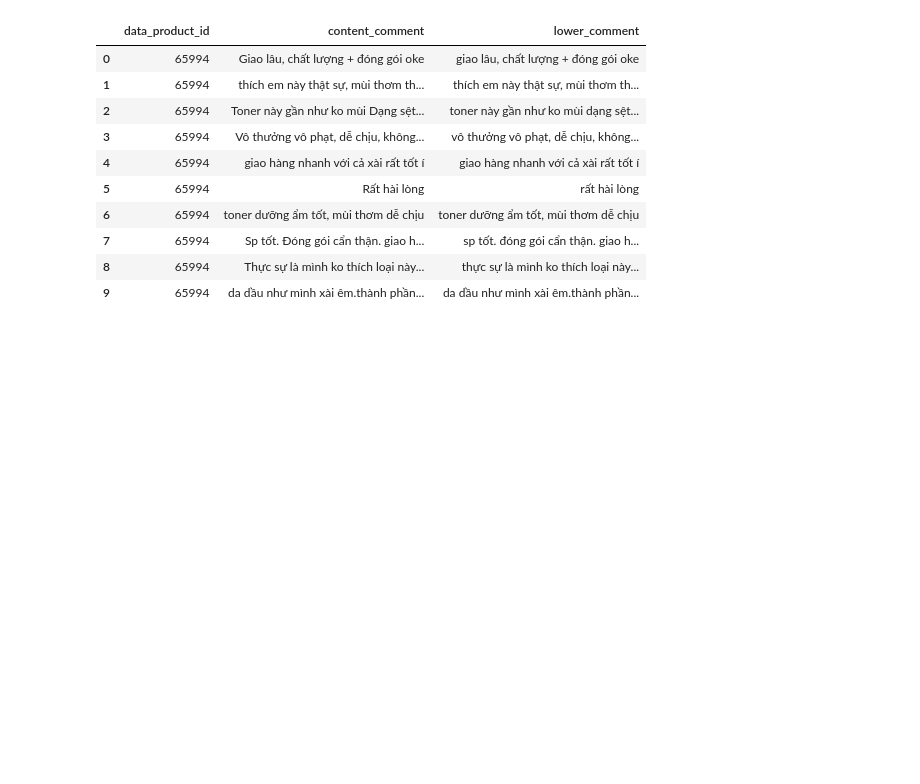
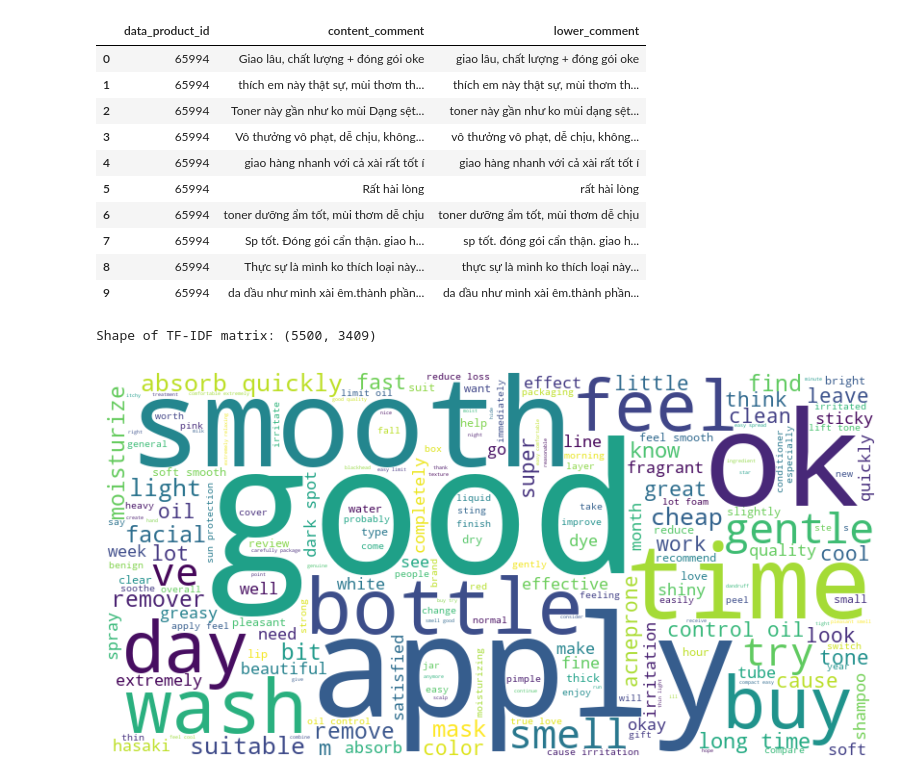
Before and after one commit to dinhtai507/Hasaki_SentimentAnalysis, a Jupyter notebook: notebooks/preprocessing.ipynb, the cells around one changed output. Cells and saved outputs as stored; diff of their text form; code cells hidden in the pictures; blank space fills up the shorter version.

```diff
--- a/notebooks/preprocessing.ipynb
+++ b/notebooks/preprocessing.ipynb
@@ -155,3 +177,36 @@ current_datetime = datetime.now().strftime("%Y%m%d_%H%M")
 translated_comment_filename = f"cleaned_comment_{current_datetime}.csv"
 
 translated_comment.to_csv(os.path.join(os.path.dirname(os.getcwd()), "data", "preprocessed", "preprocessed_comment", translated_comment_filename), encoding= "utf-8-sig")
+# %%
+from sklearn.feature_extraction.text import TfidfVectorizer
+
+# Chuyển đổi danh sách các từ thành các chuỗi
+cleaned_comments_strings = translated_comment['cleaned_comment'].apply(lambda x: ' '.join(x))
+
+# Khởi tạo một đối tượng TfidfVectorizer
+tfidf_vectorizer = TfidfVectorizer()
+
+# Chuyển đổi văn bản thành ma trận TF-IDF
+tfidf_matrix = tfidf_vectorizer.fit_transform(cleaned_comments_strings)
+
+# In ra kích thước của ma trận TF-IDF
+print("Shape of TF-IDF matrix:", tfidf_matrix.shape)
+# %% [output]
+Shape of TF-IDF matrix: (5500, 3409)
+# %%
+# Combine all words into a single string
+all_words = ' '.join([word for sublist in translated_comment['cleaned_comment'] for word in sublist])
+
+# Initialize a WordCloud object with desired parameters
+wordcloud = WordCloud(width=800, height=400, background_color='white')
+
+# Generate word cloud from the preprocessed string
+wordcloud.generate(all_words)
+
+# Display the word cloud
+plt.figure(figsize=(10, 5))
+plt.imshow(wordcloud, interpolation='bilinear')
+plt.axis('off')
+plt.show()
+# %% [output]
+[figure, added]
```
Also changed, not shown: parts of 3 cells of this notebook, 3 other files.
